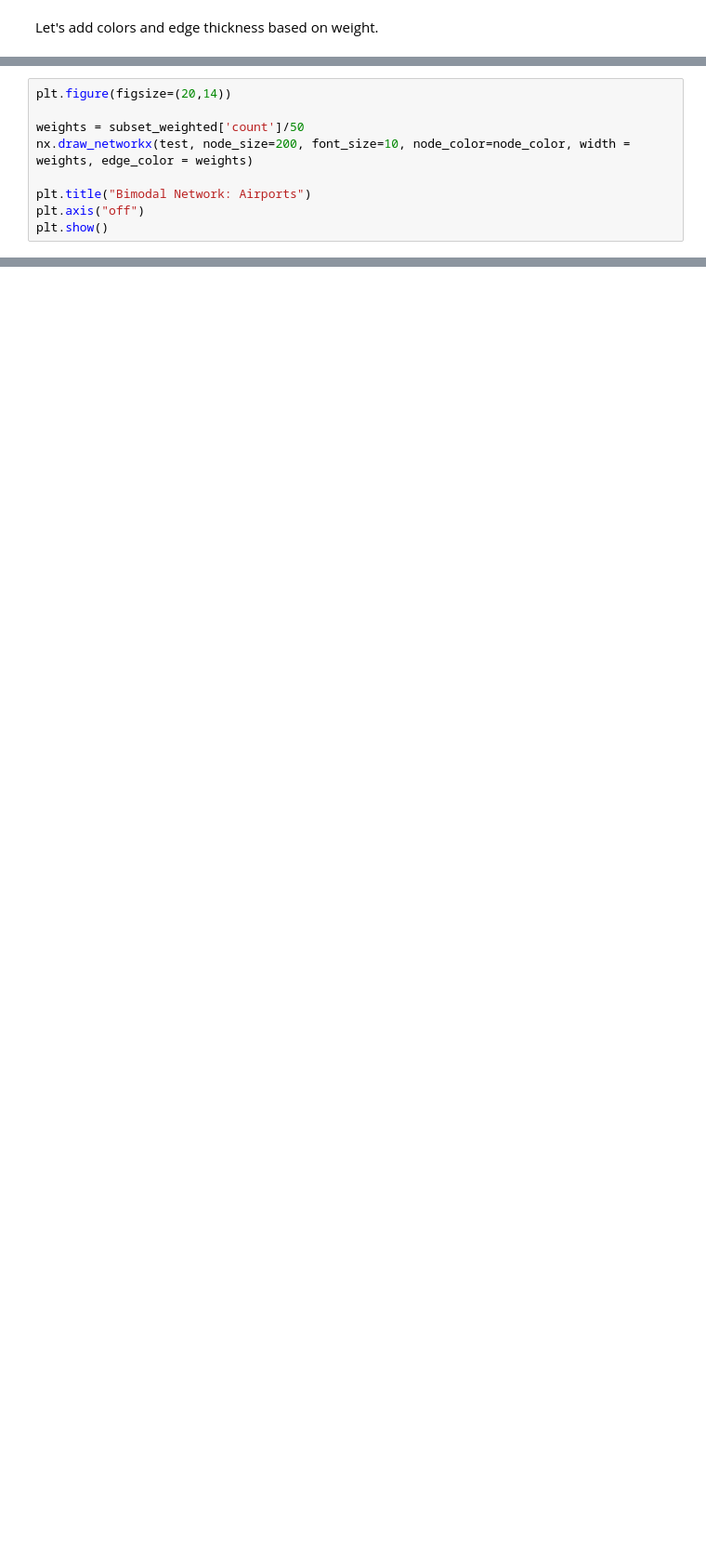
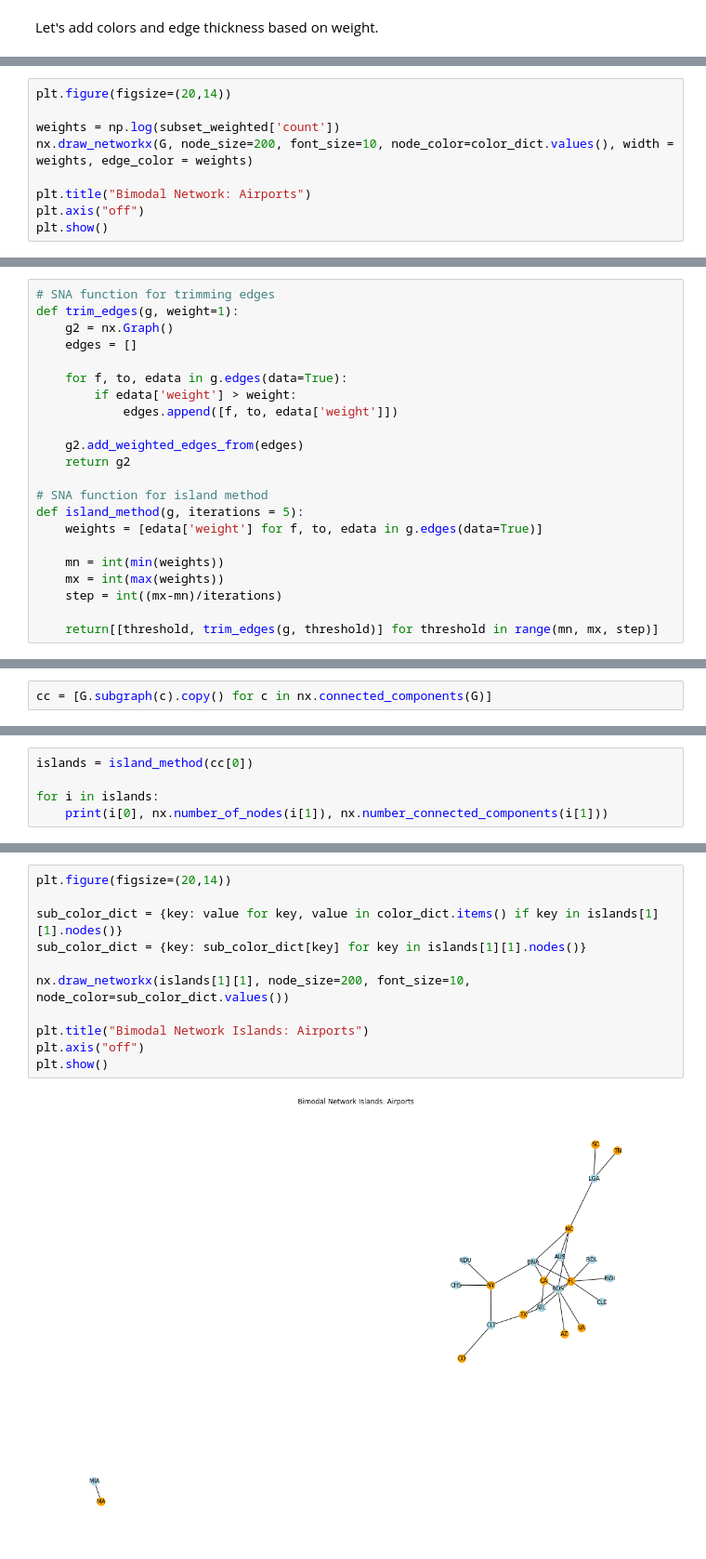
Before and after one commit to addsding/cuny-data620, a Jupyter notebook: week4_part1/Project2.ipynb, the cells around one changed output, grey strips where cells are left out. Shown at 93% size. Drawn from its saved outputs; the diff is of its cells as text; blank space fills up the shorter version.

```diff
--- a/week4_part1/Project2.ipynb
+++ b/week4_part1/Project2.ipynb
@@ -284,8 +291,8 @@ Some of the edge weights are extremely large. Let's divide everything by 10 to b
 # %%
 plt.figure(figsize=(20,14))
 
-weights = subset_weighted['count']/50
-nx.draw_networkx(test, node_size=200, font_size=10, node_color=node_color, width = weights, edge_color = weights)
+weights = np.log(subset_weighted['count'])
+nx.draw_networkx(G, node_size=200, font_size=10, node_color=color_dict.values(), width = weights, edge_color = weights)
 
 plt.title("Bimodal Network: Airports")
 plt.axis("off")
@@ -296,0 +306,22 @@ Now let's implement the island method from the SNA textbook.
+# %%
+# SNA function for trimming edges
+def trim_edges(g, weight=1):
+    g2 = nx.Graph()
+    edges = []
+
+    for f, to, edata in g.edges(data=True):
+        if edata['weight'] > weight:
+            edges.append([f, to, edata['weight']])
+
+    g2.add_weighted_edges_from(edges)
+    return g2
+
+# SNA function for island method
+def island_method(g, iterations = 5):
+    weights = [edata['weight'] for f, to, edata in g.edges(data=True)]
+
+    mn = int(min(weights))
+    mx = int(max(weights))
+    step = int((mx-mn)/iterations)
+
+    return[[threshold, trim_edges(g, threshold)] for threshold in range(mn, mx, step)]
@@ -296,0 +332,2 @@ Now let's implement the island method from the SNA textbook.
+# %%
+cc = [G.subgraph(c).copy() for c in nx.connected_components(G)]
@@ -296,0 +336,5 @@ Now let's implement the island method from the SNA textbook.
+# %%
+islands = island_method(cc[0])
+
+for i in islands:
+    print(i[0], nx.number_of_nodes(i[1]), nx.number_connected_components(i[1]))
@@ -296,0 +352,13 @@ Now let's implement the island method from the SNA textbook.
+# %%
+plt.figure(figsize=(20,14))
+
+sub_color_dict = {key: value for key, value in color_dict.items() if key in islands[1][1].nodes()}
+sub_color_dict = {key: sub_color_dict[key] for key in islands[1][1].nodes()}
+
+nx.draw_networkx(islands[1][1], node_size=200, font_size=10, node_color=sub_color_dict.values())
+
+plt.title("Bimodal Network Islands: Airports")
+plt.axis("off")
+plt.show()
+# %% [output]
+[figure, added]
```
Also changed, not shown: parts of 12 cells of this notebook.
